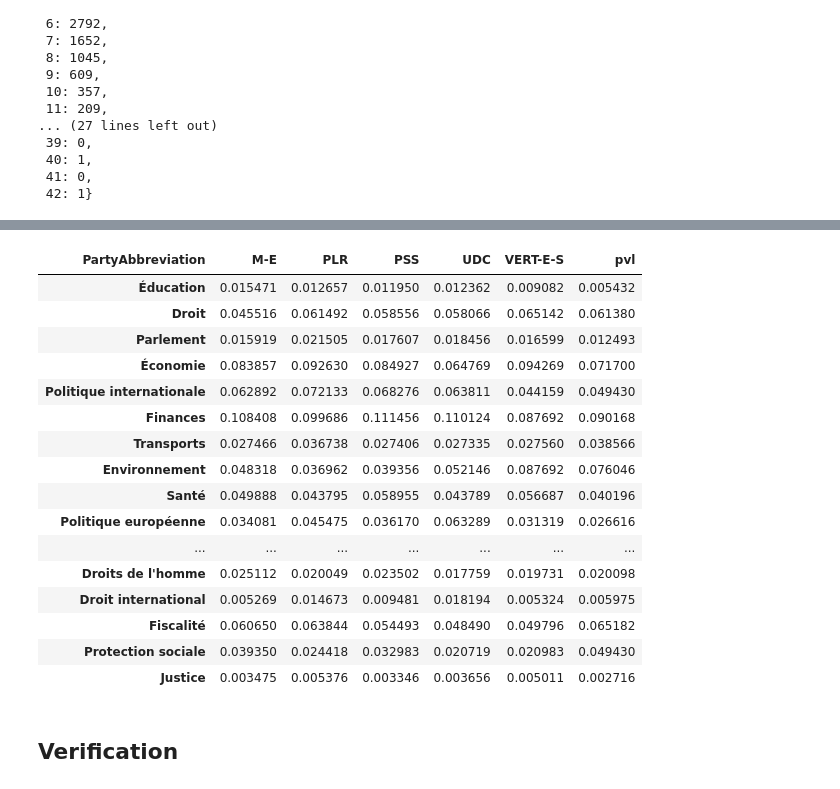
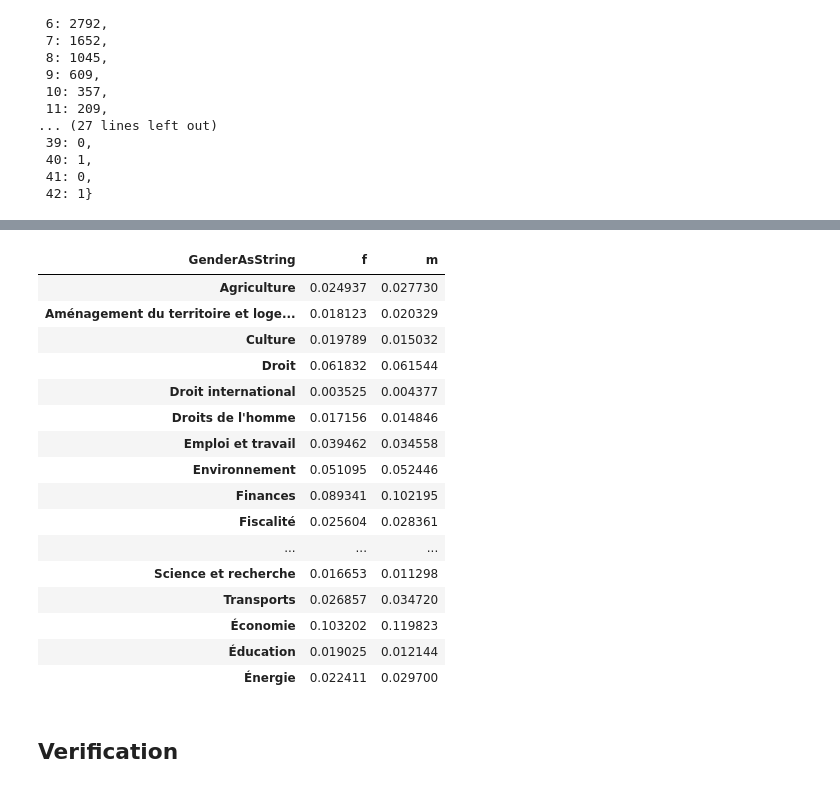
Before and after one commit to cgcrts/ef23_discours, a Jupyter notebook: tag_processing.ipynb, the cells around one changed output, grey strips where cells are left out. Cells and saved outputs as stored; diff of their text form; code cells hidden in the pictures.

```diff
--- a/tag_processing.ipynb
+++ b/tag_processing.ipynb
@@ -406,7 +409,11 @@ function_to_drop = [
     'P-M',
     'P-F',
 ]
-transcript_df = transcript_df.loc[~transcript_df['SpeakerFunction'].isin(function_to_drop)]
+transcript_df = transcript_df.loc[~transcript_df['SpeakerFunction'].isin(function_to_drop)].copy()
+
+# replace typo for a single SpeakerFunction (extra space)
+transcript_df['SpeakerFunction'] = transcript_df['SpeakerFunction'].replace({'Mit-F ': 'Mit-F'}).copy()
+
 print('transcripts without function:', transcript_df['SpeakerFunction'].isna().sum())
 print('number of transcripts:', len(transcript_df))
 transcript_df.query('legislature > 40')['SpeakerFunction'].value_counts()
@@ -454,7 +460,9 @@ distrib
  41: 0,
  42: 1}
 # %%
-persons_col = ['PersonNumber', 'FirstName', 'LastName', 'GenderAsString', 'PartyAbbreviation', 'DateJoining', 'DateLeaving']
-transcript_person_df = transcript_df.merge(persons_df[persons_col], on='PersonNumber', how='left')
+persons_col = ['PersonNumber', 'FirstName', 'LastName', 'GenderAsString', 'PartyAbbreviation']
+transcript_col = ['ID', 'IdSubject', 'PersonNumber', 'Text', 'MeetingCouncilAbbreviation', 'IdSession',
+                  'SpeakerFunction', 'LanguageOfText', 'legislature', 'length', 'length_norm', 'length_weight']
+transcript_person_df = transcript_df[transcript_col].merge(persons_df[persons_col], on='PersonNumber', how='left')
 transcript_person_df
 # %% [output]
@@ -537,19 +539,25 @@ main_party = [
     'pvl',
 ]
 # %%
-transcript_filtered_47 = transcript_filtered_df.loc[transcript_filtered_df['legislature'] == 47]
-transcript_filtered_48 = transcript_filtered_df.loc[transcript_filtered_df['legislature'] == 48]
-transcript_filtered_49 = transcript_filtered_df.loc[transcript_filtered_df['legislature'] == 49]
-transcript_filtered_50 = transcript_filtered_df.loc[transcript_filtered_df['legislature'] == 50]
-transcript_filtered_51 = transcript_filtered_df.loc[transcript_filtered_df['legislature'] == 51]
+all_transcript_dict = dict()
+transcript_temp = transcript_filtered_df.copy()
+
+for i in range(47, 52):
+    all_transcript_dict[i] = transcript_temp.loc[transcript_temp['legislature'] == i]
 # %%
 group = {'gender': 'GenderAsString', 'party': 'PartyAbbreviation'}
+selected_group = 'gender'
 ratio_by_party = True
+tag_by_group_dict = dict()
 
-tag_by_group = transcript_filtered_50.groupby(group['party'])[tags_list].sum()
-if ratio_by_party:
-    tag_by_group = tag_by_group.loc[:,:].div(tag_by_group.sum(axis=1), axis=0)
-else:
-    tag_by_group = tag_by_group.loc[:,:].div(tag_by_group.sum(axis=0), axis=1)
+for i, df in all_transcript_dict.items():
+    tag_by_group = df.groupby(group[selected_group])[tags_list]
 
-tag_by_group_50 = tag_by_group
+    #if ratio_by_party:
+    #    tag_by_group = tag_by_group.loc[:,:].div(tag_by_group.sum(axis=1), axis=0)
+    #else:
+    #    tag_by_group = tag_by_group.loc[:,:].div(tag_by_group.sum(axis=0), axis=1)
+
+    tag_by_group_dict[i] = tag_by_group
+
+df.loc[tag_by_group.groups['f']]
@@ -556,23 +578,24 @@ tag_by_group_50 = tag_by_group
 # %%
-tag_by_group_50.groupby('PartyAbbreviation')[tags_list].mean().loc[main_party].T.style.background_gradient(cmap='YlGnBu', axis=0)
+legislature = 51
+tag_by_group_dict[legislature].groupby(group[selected_group])[tags_list].mean().loc[].T.style.background_gradient(cmap='YlGnBu', axis=0)
 # %% [output]
-| PartyAbbreviation | M-E | PLR | PSS | UDC | VERT-E-S | pvl |
-| Éducation | 0.015471 | 0.012657 | 0.011950 | 0.012362 | 0.009082 | 0.005432 |
-| Droit | 0.045516 | 0.061492 | 0.058556 | 0.058066 | 0.065142 | 0.061380 |
-| Parlement | 0.015919 | 0.021505 | 0.017607 | 0.018456 | 0.016599 | 0.012493 |
-| Économie | 0.083857 | 0.092630 | 0.084927 | 0.064769 | 0.094269 | 0.071700 |
-| Politique internationale | 0.062892 | 0.072133 | 0.068276 | 0.063811 | 0.044159 | 0.049430 |
-| Finances | 0.108408 | 0.099686 | 0.111456 | 0.110124 | 0.087692 | 0.090168 |
-| Transports | 0.027466 | 0.036738 | 0.027406 | 0.027335 | 0.027560 | 0.038566 |
-| Environnement | 0.048318 | 0.036962 | 0.039356 | 0.052146 | 0.087692 | 0.076046 |
-| Santé | 0.049888 | 0.043795 | 0.058955 | 0.043789 | 0.056687 | 0.040196 |
-| Politique européenne | 0.034081 | 0.045475 | 0.036170 | 0.063289 | 0.031319 | 0.026616 |
-| ... | ... | ... | ... | ... | ... | ... |
-| Droits de l'homme | 0.025112 | 0.020049 | 0.023502 | 0.017759 | 0.019731 | 0.020098 |
-| Droit international | 0.005269 | 0.014673 | 0.009481 | 0.018194 | 0.005324 | 0.005975 |
-| Fiscalité | 0.060650 | 0.063844 | 0.054493 | 0.048490 | 0.049796 | 0.065182 |
-| Protection sociale | 0.039350 | 0.024418 | 0.032983 | 0.020719 | 0.020983 | 0.049430 |
-| Justice | 0.003475 | 0.005376 | 0.003346 | 0.003656 | 0.005011 | 0.002716 |
+| GenderAsString | f | m |
+| Agriculture | 0.024937 | 0.027730 |
+| Aménagement du territoire et loge... | 0.018123 | 0.020329 |
+| Culture | 0.019789 | 0.015032 |
+| Droit | 0.061832 | 0.061544 |
+| Droit international | 0.003525 | 0.004377 |
+| Droits de l'homme | 0.017156 | 0.014846 |
+| Emploi et travail | 0.039462 | 0.034558 |
+| Environnement | 0.051095 | 0.052446 |
+| Finances | 0.089341 | 0.102195 |
+| Fiscalité | 0.025604 | 0.028361 |
+| ... | ... | ... |
+| Science et recherche | 0.016653 | 0.011298 |
+| Transports | 0.026857 | 0.034720 |
+| Économie | 0.103202 | 0.119823 |
+| Éducation | 0.019025 | 0.012144 |
+| Énergie | 0.022411 | 0.029700 |
 # %% [markdown]
 ## Verification
 # %%
```
Also changed, not shown: parts of 8 cells of this notebook, 3 other files.
